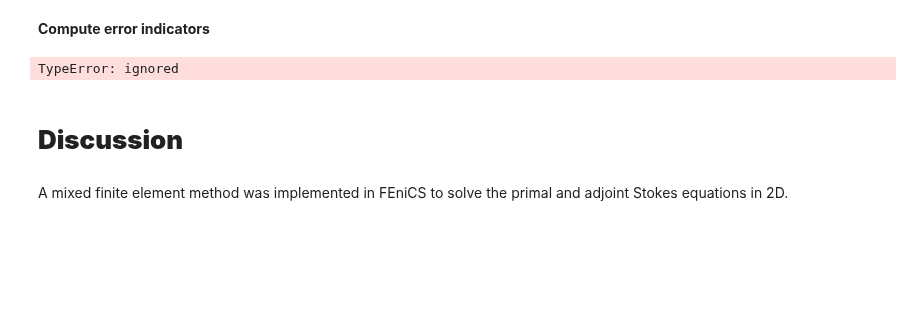
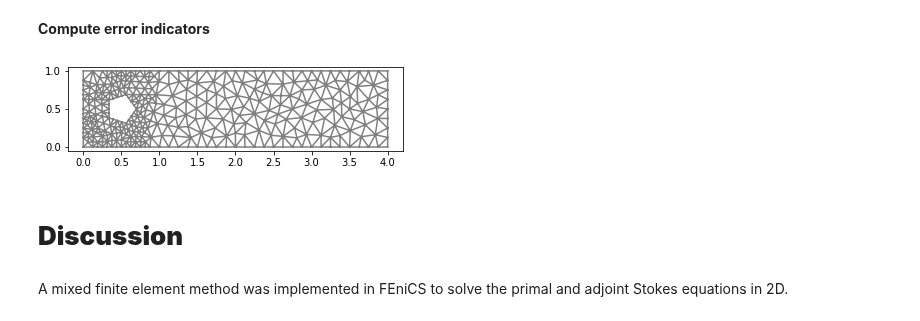
Before and after one commit to johanhoffman/DD2365-VT20, a Jupyter notebook: template-report-Stokes-AMR.ipynb, the cells around one changed output. Drawn from its saved outputs; the diff is of its cells as text; code cells hidden in the pictures; blank space fills up the shorter version.

```diff
--- a/template-report-Stokes-AMR.ipynb
+++ b/template-report-Stokes-AMR.ipynb
@@ -234,32 +235,33 @@ rm: cannot remove 'results-NS/*': No such file or directory
 **Compute error indicators**
 # %%
 # Define function space over the elements of the mesh
-elms = FunctionSpace(W.mesh(), "DG", 0)
-elm = TestFunction(elms)
-err_ind = Function(W)
+WDG = FunctionSpace(W.mesh(), "DG", 0)
+elm = TestFunction(WDG)
+err_ind = Function(WDG)
 
 # Compute local error indicators over the cells of the mesh
 local_error = ( elm*inner(f, phi)*dx + elm*p*div(phi)*dx - elm*inner(grad(u), grad(phi))*dx - elm*div(u)*theta*dx )
-err_ind_vector = assemble(local_error)
-err_sqr = err_ind_vector*err_ind_vector
-err_ind_mean = sqrt(err_sqr.sum())/err_ind_vector.size()
+err_ind.vector()[:] = assemble(local_error)
+err_ind_abs = np.abs(err_ind.vector())
+err_ind_mean = err_ind_abs.sum()/err_ind.vector().size()
 
 # Local mesh refinement (specified by a cell marker)
 no_levels = 1
 for i in range(0,no_levels):
   cell_marker = MeshFunction("bool", mesh, mesh.topology().dim())
   for c in cells(mesh):
     cell_marker[c] = False
-    local_error_cell = err_ind_vector(c.index())
+    cidx = c.index()
+    local_error_cell = err_ind_abs[cidx]
     if local_error_cell > err_ind_mean:
         cell_marker[c] = True
   mesh = refine(mesh, cell_marker)
 
 plt.figure()
 plot(mesh)
 plt.show()
 # %% [output]
-TypeError: ignored
+[figure, added]
 # %% [markdown]
 # **Discussion**
 # %% [markdown]
```
Also changed, not shown: parts of 3 cells of this notebook.
